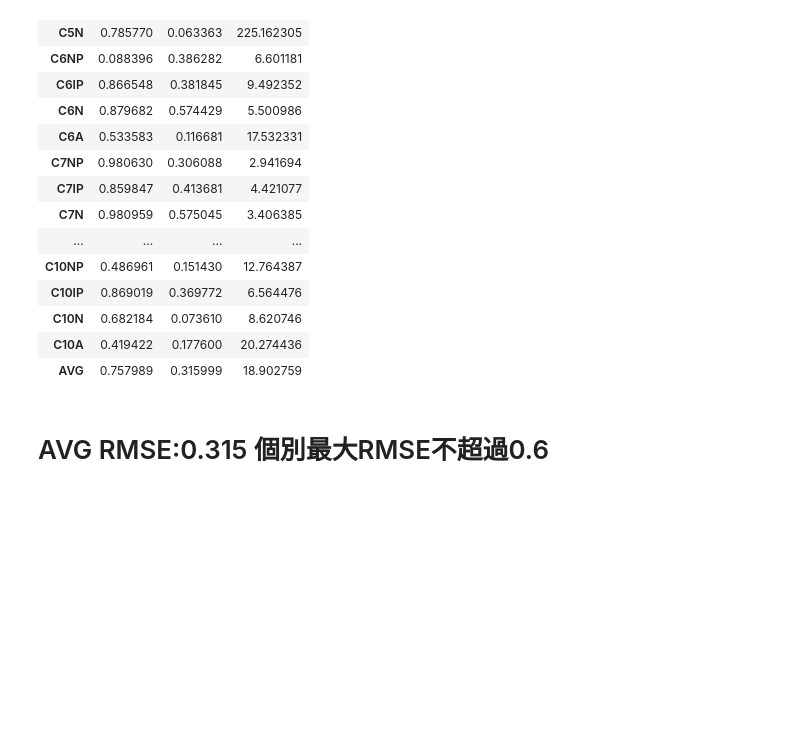
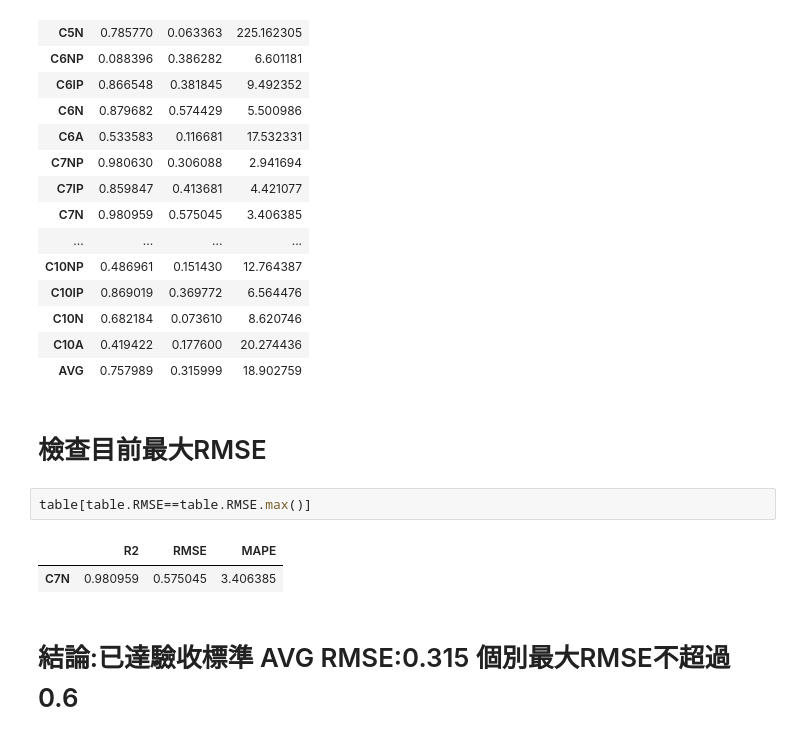
Before and after one commit to skywalker0803r/works, a Jupyter notebook: 輕油預測&特徵工程&交互項&Lasso&SVR&調整超參數.ipynb, the cells around one changed output. Saved outputs shown, nothing was run; the diff lists cells and outputs as text; blank space fills up the shorter version.

```diff
--- a/輕油預測&特徵工程&交互項&Lasso&SVR&調整超參數.ipynb
+++ b/輕油預測&特徵工程&交互項&Lasso&SVR&調整超參數.ipynb
@@ -299,5 +299,12 @@ table
 | C10N | 0.682184 | 0.073610 | 8.620746 |
 | C10A | 0.419422 | 0.177600 | 20.274436 |
 | AVG | 0.757989 | 0.315999 | 18.902759 |
+# %% [markdown]
+# 檢查目前最大RMSE
+# %%
+table[table.RMSE==table.RMSE.max()]
+# %% [output]
+|  | R2 | RMSE | MAPE |
+| C7N | 0.980959 | 0.575045 | 3.406385 |
 # %% [markdown]
-# AVG RMSE:0.315 個別最大RMSE不超過0.6
+# 結論:已達驗收標準 AVG RMSE:0.315 個別最大RMSE不超過0.6
```
